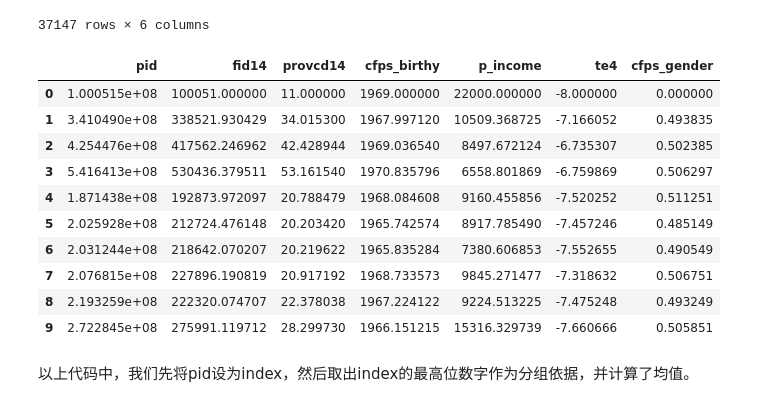
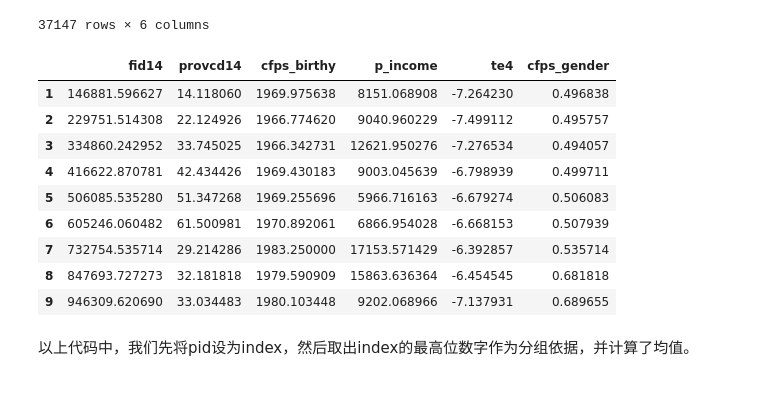
Before and after one commit to sijichun/PythonTutor, a Jupyter notebook: T7_pandas.ipynb, the cells around one changed output. Drawn from its saved outputs; the diff is of its cells as text; code cells hidden in the pictures.

```diff
--- a/T7_pandas.ipynb
+++ b/T7_pandas.ipynb
@@ -1833,7 +1833,7 @@ subdata.groupby(area).mean()
 # %% [markdown]
 或者，我们甚至可以使用一个函数作为分组依据，该函数通过处理**索引**，并根据返回值进行分组：
 # %%
-indexed_subdata=subdata.set_index('pid')
+indexed_subdata=subdata.set_index('pid').sort_index()
 indexed_subdata
 # %% [output]
 |  | fid14 | provcd14 | cfps_birthy | p_income | te4 | cfps_gender |
@@ -1851,19 +1851,18 @@ indexed_subdata
 | 2489151502 | 2489151 | 65 | 1973 | 0.0 | -8 | 0 |
 37147 rows × 6 columns
 # %%
-subdata.groupby(lambda x: int(str(x)[0])).mean()
+indexed_subdata.groupby(lambda x: int(str(x)[0])).mean()
 # %% [output]
-|  | pid | fid14 | provcd14 | cfps_birthy | p_income | te4 | cfps_gender |
-| 0 | 1.000515e+08 | 100051.000000 | 11.000000 | 1969.000000 | 22000.000000 | -8.000000 | 0.000000 |
-| 1 | 3.410490e+08 | 338521.930429 | 34.015300 | 1967.997120 | 10509.368725 | -7.166052 | 0.493835 |
-| 2 | 4.254476e+08 | 417562.246962 | 42.428944 | 1969.036540 | 8497.672124 | -6.735307 | 0.502385 |
-| 3 | 5.416413e+08 | 530436.379511 | 53.161540 | 1970.835796 | 6558.801869 | -6.759869 | 0.506297 |
-| 4 | 1.871438e+08 | 192873.972097 | 20.788479 | 1968.084608 | 9160.455856 | -7.520252 | 0.511251 |
-| 5 | 2.025928e+08 | 212724.476148 | 20.203420 | 1965.742574 | 8917.785490 | -7.457246 | 0.485149 |
-| 6 | 2.031244e+08 | 218642.070207 | 20.219622 | 1965.835284 | 7380.606853 | -7.552655 | 0.490549 |
-| 7 | 2.076815e+08 | 227896.190819 | 20.917192 | 1968.733573 | 9845.271477 | -7.318632 | 0.506751 |
-| 8 | 2.193259e+08 | 222320.074707 | 22.378038 | 1967.224122 | 9224.513225 | -7.475248 | 0.493249 |
-| 9 | 2.722845e+08 | 275991.119712 | 28.299730 | 1966.151215 | 15316.329739 | -7.660666 | 0.505851 |
+|  | fid14 | provcd14 | cfps_birthy | p_income | te4 | cfps_gender |
+| 1 | 146881.596627 | 14.118060 | 1969.975638 | 8151.068908 | -7.264230 | 0.496838 |
+| 2 | 229751.514308 | 22.124926 | 1966.774620 | 9040.960229 | -7.499112 | 0.495757 |
+| 3 | 334860.242952 | 33.745025 | 1966.342731 | 12621.950276 | -7.276534 | 0.494057 |
+| 4 | 416622.870781 | 42.434426 | 1969.430183 | 9003.045639 | -6.798939 | 0.499711 |
+| 5 | 506085.535280 | 51.347268 | 1969.255696 | 5966.716163 | -6.679274 | 0.506083 |
+| 6 | 605246.060482 | 61.500981 | 1970.892061 | 6866.954028 | -6.668153 | 0.507939 |
+| 7 | 732754.535714 | 29.214286 | 1983.250000 | 17153.571429 | -6.392857 | 0.535714 |
+| 8 | 847693.727273 | 32.181818 | 1979.590909 | 15863.636364 | -6.454545 | 0.681818 |
+| 9 | 946309.620690 | 33.034483 | 1980.103448 | 9202.068966 | -7.137931 | 0.689655 |
 # %% [markdown]
 以上代码中，我们先将pid设为index，然后取出index的最高位数字作为分组依据，并计算了均值。
 # %% [markdown]
```
Also changed, not shown: parts of 8 cells of this notebook.
